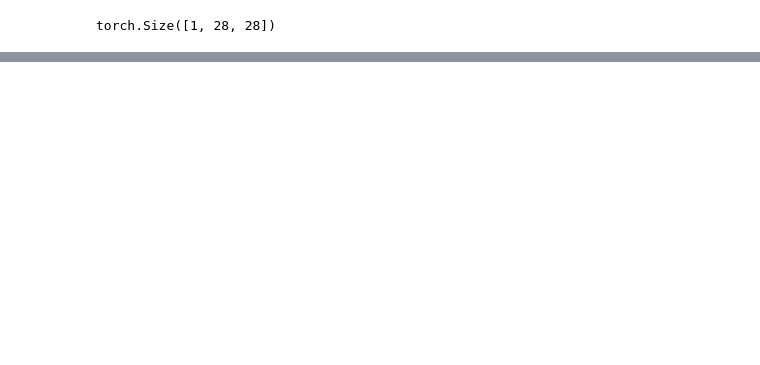
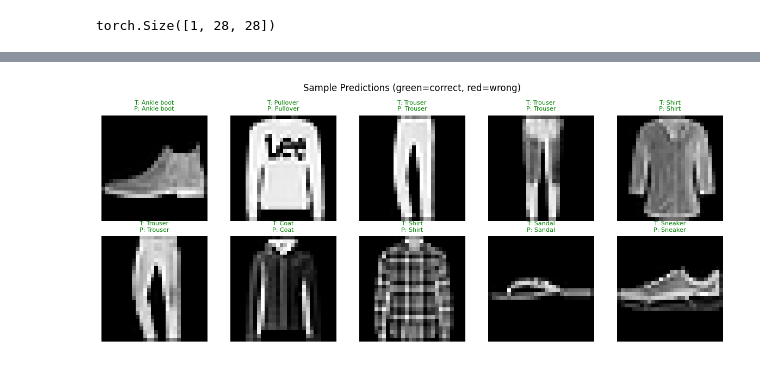
Before and after one commit to Arik-KO/PyTorch_DL, a Jupyter notebook: image_classifier_CNN/notebooks/notebook_1.ipynb, the cells around one changed output, grey strips where cells are left out. Saved outputs shown, nothing was run; the diff lists cells and outputs as text; code cells hidden in the pictures; blank space fills up the shorter version.

```diff
--- a/image_classifier_CNN/notebooks/notebook_1.ipynb
+++ b/image_classifier_CNN/notebooks/notebook_1.ipynb
@@ -144,0 +221,33 @@ optimizer = torch.optim.Adam(model.parameters(), lr= 1e-4)
+# %%
+model.eval()
+images_shown = 0
+fig, axes = plt.subplots(2, 5, figsize=(12, 5))
+axes = axes.flatten()
+
+with torch.no_grad():
+    for x_batch, y_batch in test_loader:
+        x_batch = x_batch.to(DEVICE)
+        outputs = model(x_batch)
+        _, preds = torch.max(outputs, 1)
+
+        for i in range(x_batch.size(0)):
+            if images_shown >= 10:
+                break
+            ax = axes[images_shown]
+            ax.imshow(x_batch[i].cpu().squeeze(), cmap='gray')
+            true  = fashion_mnist_labels[y_batch[i]]
+            pred  = fashion_mnist_labels[preds[i].cpu()]
+            color = 'green' if true == pred else 'red'
+            ax.set_title(f'T: {true}\nP: {pred}', color=color, fontsize=8)
+            ax.axis('off')
+            images_shown += 1
+
+        if images_shown >= 10:
+            break
+
+plt.suptitle('Sample Predictions (green=correct, red=wrong)')
+plt.tight_layout()
+plt.savefig('../results/plots/sample_predictions.png')
+plt.show()
+# %% [output]
+[figure, added]
```
Also changed, not shown: parts of 10 cells of this notebook.
